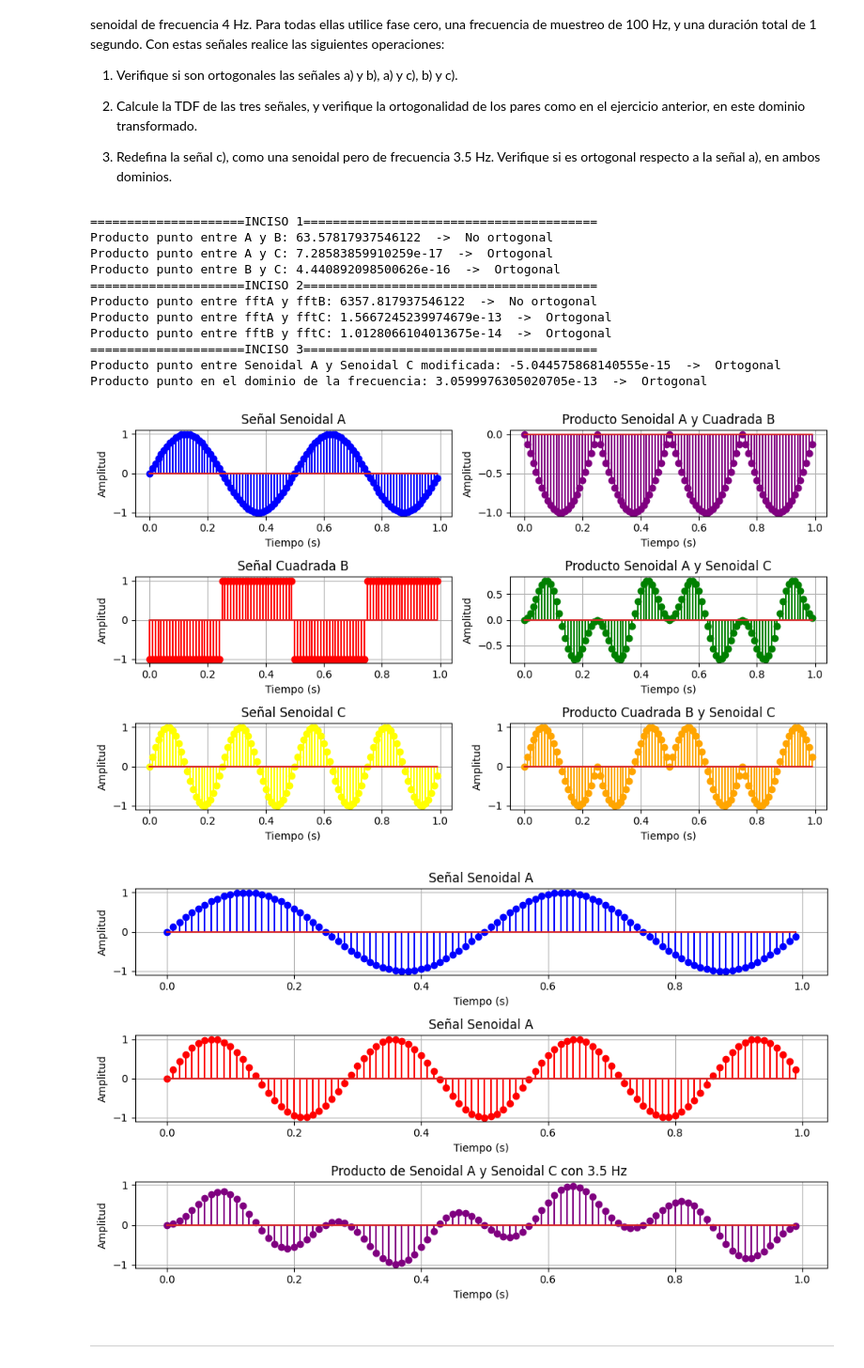
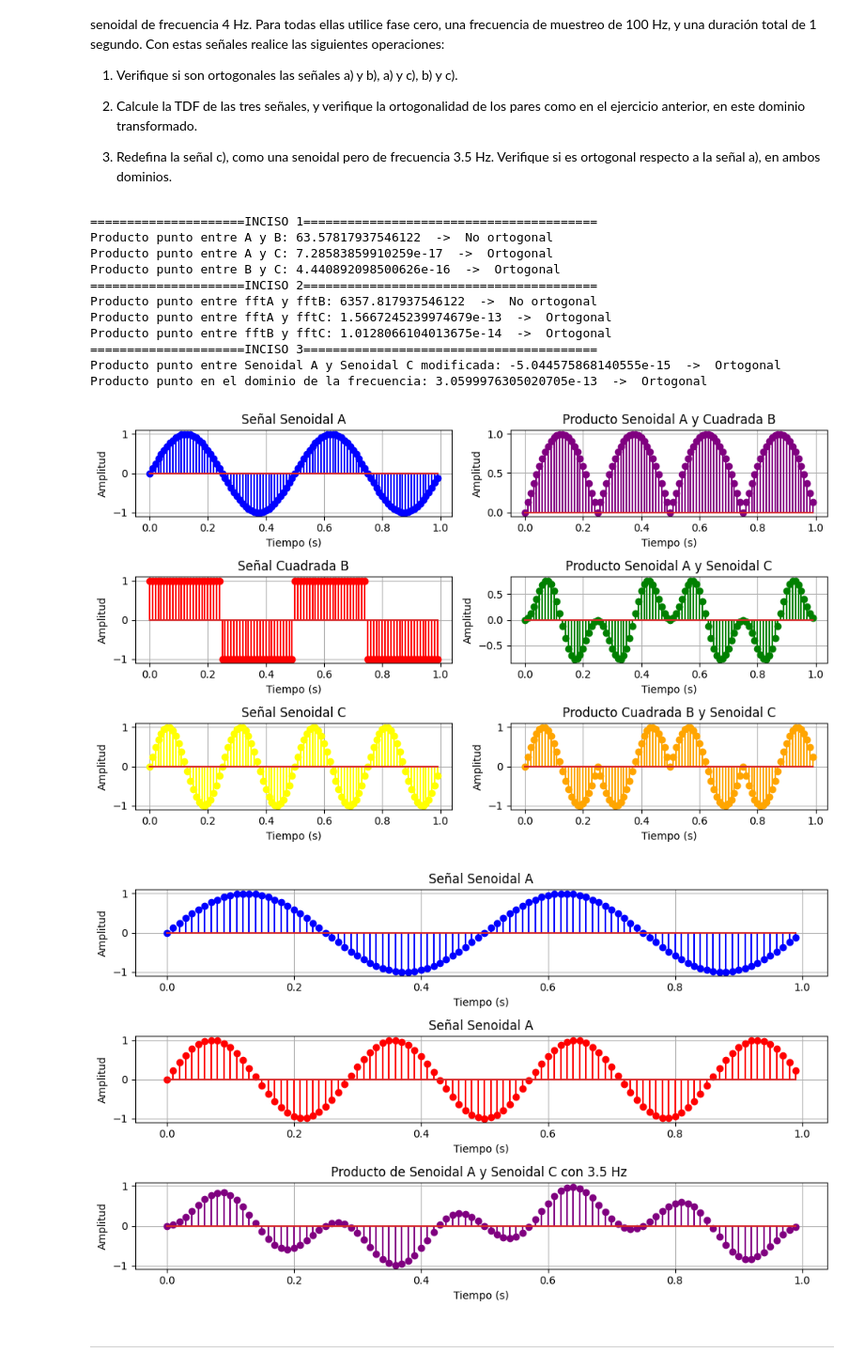
Before and after one commit to lucasgarcia2297/PDS, a Jupyter notebook: Guia4/Guia4.ipynb, the cells around one changed output. Shown at 94% size. Cells and saved outputs as stored; diff of their text form; code cells hidden in the pictures.

```diff
--- a/Guia4/Guia4.ipynb
+++ b/Guia4/Guia4.ipynb
@@ -78,6 +225,7 @@ print("Producto punto entre A y B:", producto_puntoAB, " -> ", "Ortogonal" if or
 print("Producto punto entre A y C:", producto_puntoAC, " -> ", "Ortogonal" if ortogonalAC else "No ortogonal")
 print("Producto punto entre B y C:", producto_puntoBC, " -> ", "Ortogonal" if ortogonalBC else "No ortogonal")
 
+#=========Gráfica de las señales y sus productos===================
 plt.figure(figsize=(10,6))
 plt.subplot(3, 2, 1)
 plt.stem(t, yA, linefmt="blue", markerfmt="bo")
@@ -86,7 +234,7 @@ plt.xlabel('Tiempo (s)')
 plt.ylabel('Amplitud')
 plt.grid()
 plt.subplot(3, 2, 3)
-plt.stem(t, -yB, linefmt="red", markerfmt="ro")
+plt.stem(t, yB, linefmt="red", markerfmt="ro")
 plt.title('Señal Cuadrada B')
 plt.xlabel('Tiempo (s)')
 plt.ylabel('Amplitud')
@@ -98,7 +246,7 @@ plt.xlabel('Tiempo (s)')
 plt.ylabel('Amplitud')
 plt.grid()
 plt.subplot(3, 2, 2)
-plt.stem(t, yA*-yB, linefmt="purple", markerfmt="purple", label='Producto punto A*B')
+plt.stem(t, yA*yB, linefmt="purple", markerfmt="purple", label='Producto punto A*B')
 plt.title('Producto Senoidal A y Cuadrada B')
 plt.xlabel('Tiempo (s)')
 plt.ylabel('Amplitud')
@@ -123,9 +271,9 @@ fftA = np.fft.fft(yA) # Transformada de Fourier de la señal Senoidal A
 fftB = np.fft.fft(yB) # Transformada de Fourier de la señal Cuadrada B
 fftC = np.fft.fft(yC) # Transformada de Fourier de la señal Senoidal C
 
-producto_punto_fft_AB = abs(np.dot(fftA,fftB)) # Equivale a: np.dot(fftA,fftB)
-producto_punto_fft_AC = abs(np.dot(fftA,fftC)) # Equivale a: np.dot(fftA,fftC)
-producto_punto_fft_BC = abs(np.dot(fftB,fftC)) # Equivale a: np.dot(fftB,fftC)
+producto_punto_fft_AB = abs(np.dot(fftA,fftB))
+producto_punto_fft_AC = abs(np.dot(fftA,fftC))
+producto_punto_fft_BC = abs(np.dot(fftB,fftC))
 
 ortogonal_fft_AB = np.isclose(producto_punto_fft_AB, 0)
 ortogonal_fft_AC = np.isclose(producto_punto_fft_AC, 0)
@@ -135,6 +283,47 @@ print("Producto punto entre fftA y fftB:", producto_punto_fft_AB, " -> ", "Ortog
 print("Producto punto entre fftA y fftC:", producto_punto_fft_AC, " -> ", "Ortogonal" if ortogonal_fft_AC else "No ortogonal")
 print("Producto punto entre fftB y fftC:", producto_punto_fft_BC, " -> ", "Ortogonal" if ortogonal_fft_BC else "No ortogonal")
 
+f = np.fft.fftfreq(len(t), d=1/fm) # Frecuencias correspondientes a la FFT
+
+#=========Gráfica de las Transformadas y sus productos===================
+# plt.figure(figsize=(10,6))
+# plt.subplot(3, 2, 1)
+# plt.stem(f, abs(fftA), linefmt="blue", markerfmt="bo")
+# plt.title('DFT de Senoidal A')
+# plt.xlabel('Frecuencia (Hz)')
+# plt.ylabel('Amplitud')
+# plt.grid()
+# plt.subplot(3, 2, 3)
+# plt.stem(f, abs(fftB), linefmt="red", markerfmt="ro")
+# plt.title('DFT de Cuadrada B')
+# plt.xlabel('Frecuencia (Hz)')
+# plt.ylabel('Amplitud')
+# plt.grid()
+# plt.subplot(3, 2, 5)
+# plt.stem(f, abs(fftC), linefmt="yellow", markerfmt="yellow")
+# plt.title('Señal Senoidal C')
+# plt.xlabel('Frecuencia (Hz)')
+# plt.ylabel('Amplitud')
+# plt.grid()
+# plt.subplot(3, 2, 2)
+# plt.stem(f, abs(fftA*fftB), linefmt="purple", markerfmt="purple", label='Producto punto A*B')
+# plt.title('Producto Senoidal A y Cuadrada B')
+# plt.xlabel('Frecuencia (Hz)')
+# plt.ylabel('Amplitud')
+# plt.grid()
+# plt.subplot(3, 2, 4)
+# plt.stem(f, abs(fftA*fftC), linefmt="green", markerfmt="go", label='Producto A*C')
+# plt.title('Producto Senoidal A y Senoidal C')
+# plt.xlabel('Frecuencia (Hz)')
+# plt.ylabel('Amplitud')
+# plt.grid()
+# plt.subplot(3, 2, 6)
+# plt.stem(f, abs(fftB*fftC), linefmt="orange", markerfmt="orange", label='Producto B*C')
+# plt.title('Producto Cuadrada B y Senoidal C')
+# plt.xlabel('Frecuencia (Hz)')
+# plt.ylabel('Amplitud')
+# plt.grid()
+# plt.tight_layout()
 
 #====================================================================================
 #====================================INCISO 3========================================
@@ -156,34 +345,34 @@ plt.grid()
 plt.subplot(3, 1, 3)
 plt.stem(t, yA*yC_modificada, linefmt="purple", markerfmt="purple")
 plt.title('Producto de Senoidal A y Senoidal C con 3.5 Hz ')
 plt.xlabel('Tiempo (s)')
 plt.ylabel('Amplitud')
 plt.grid()
 plt.tight_layout()
 
 producto_punto = yA @ yC_modificada # Producto punto entre la señal Senoidal A y la modificada C
 producto_punto_fft = abs(np.dot(np.fft.fft(yA), np.fft.fft(yC_modificada))) # Producto punto en el dominio de la frecuencia
 ortogonal = np.isclose(producto_punto, 0)
 ortogonal_fft = np.isclose(producto_punto_fft, 0)
 
 print("=====================INCISO 3========================================")
 print("Producto punto entre Senoidal A y Senoidal C modificada:", producto_punto, " -> ", "Ortogonal" if ortogonal else "No ortogonal")
 print("Producto punto en el dominio de la frecuencia:", producto_punto_fft , " -> ", "Ortogonal" if ortogonal_fft else "No ortogonal")
 
 #====================================================================================
 # %% [output]
 =====================INCISO 1========================================
 Producto punto entre A y B: 63.57817937546122  ->  No ortogonal
 Producto punto entre A y C: 7.28583859910259e-17  ->  Ortogonal
 Producto punto entre B y C: 4.440892098500626e-16  ->  Ortogonal
 =====================INCISO 2========================================
 Producto punto entre fftA y fftB: 6357.817937546122  ->  No ortogonal
 Producto punto entre fftA y fftC: 1.5667245239974679e-13  ->  Ortogonal
 Producto punto entre fftB y fftC: 1.0128066104013675e-14  ->  Ortogonal
 =====================INCISO 3========================================
 Producto punto entre Senoidal A y Senoidal C modificada: -5.044575868140555e-15  ->  Ortogonal
 Producto punto en el dominio de la frecuencia: 3.0599976305020705e-13  ->  Ortogonal
-[figure, old version]
+[figure, new version]
 [figure]
 # %% [markdown]
 <hr>
```
Also changed, not shown: parts of 8 cells of this notebook.
